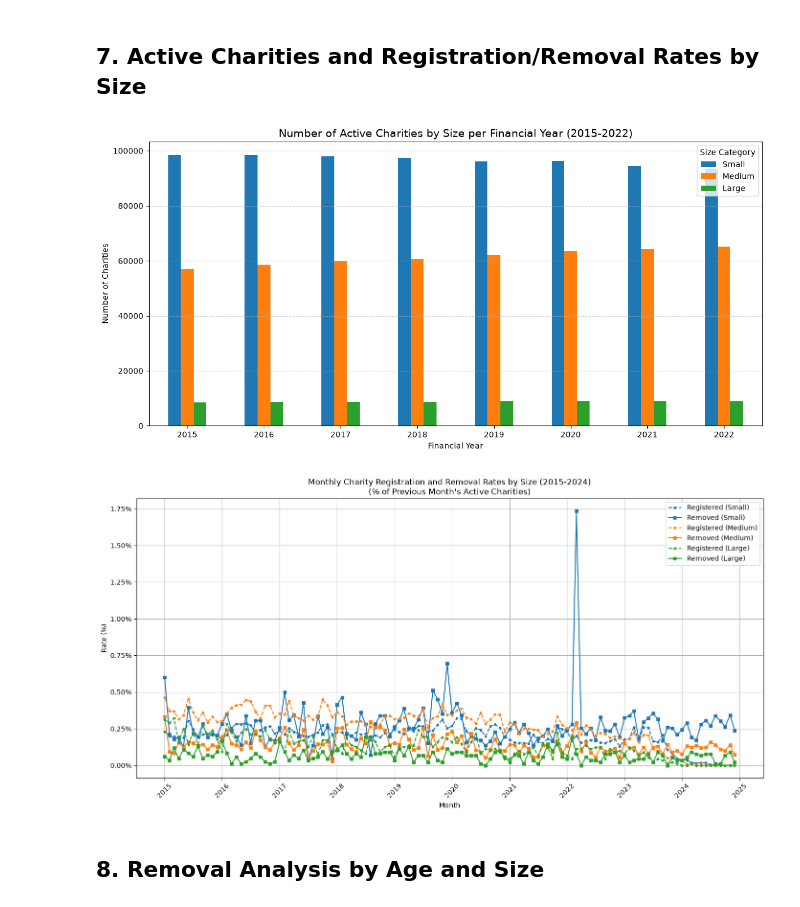
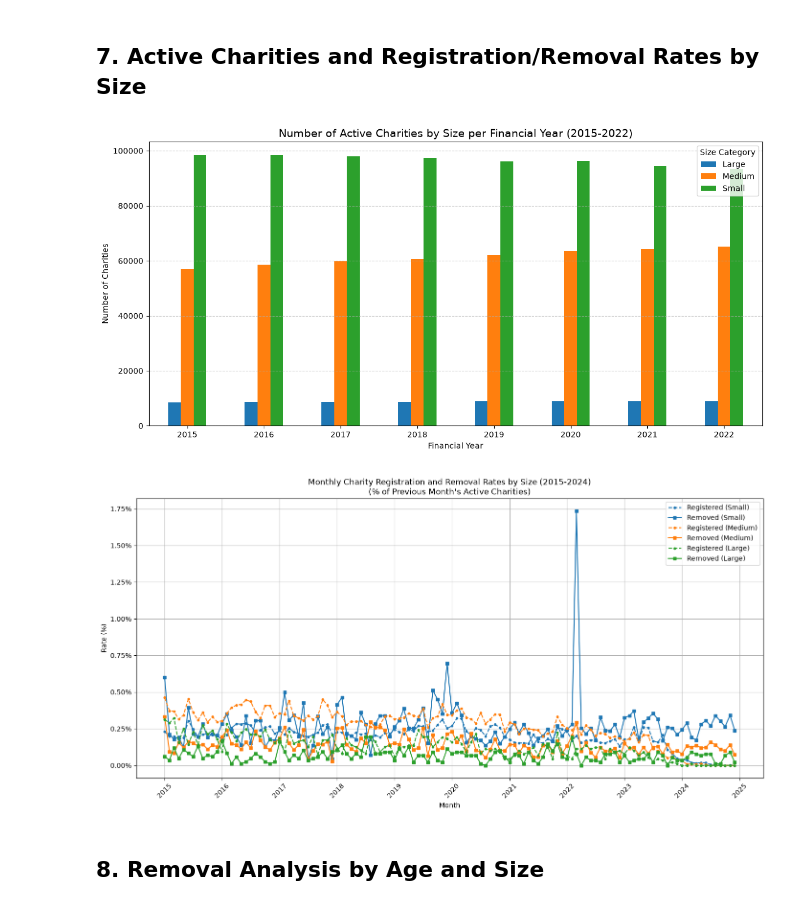
Before and after one commit to crystalyu917/uk-charity-local-authority-analysis, a Jupyter notebook: notebooks/council_asset_sales/charity.ipynb, the cells around one changed output. Drawn from its saved outputs; the diff is of its cells as text; code cells hidden in the pictures.

Commit message:
fix(notebooks): order charity size categories in financial year counts plot

```diff
--- a/notebooks/council_asset_sales/charity.ipynb
+++ b/notebooks/council_asset_sales/charity.ipynb
@@ -503,7 +503,7 @@ def plot_active_by_size(charity: pl.DataFrame):
         .fillna(0)
     )
     if set(["Large", "Medium", "Small"]).issubset(fy_counts.columns):
-        fy_counts = fy_counts[["Small", "Medium", "Large"]]
+        fy_counts = fy_counts[["Large", "Medium", "Small"]]
     fy_counts.plot(kind="bar", figsize=(12, 6), color=["#1f77b4", "#ff7f0e", "#2ca02c"])
     plt.title(
         "Number of Active Charities by Size per Financial Year (2015-2022)", fontsize=14
@@ -577,34 +577,34 @@ def plot_monthly_rates_by_size(charity: pl.DataFrame):
                 markersize=3,
                 color=colors[size],
                 label=f"Registered ({size})",
             )
         if size in rem_pct.columns:
             plt.plot(
                 rem_pct.index,
                 rem_pct[size],
                 linestyle="-",
                 marker="s",
                 markersize=4,
                 color=colors[size],
                 label=f"Removed ({size})",
             )
     plt.title(
         "Monthly Charity Registration and Removal Rates by Size (2015-2024)\n(% of Previous Month's Active Charities)"
     )
     plt.xlabel("Month")
     plt.ylabel("Rate (%)")
     plt.grid(True)
     plt.legend()
     plt.tight_layout()
     plt.xticks(rotation=45)
     plt.gca().yaxis.set_major_formatter(mticker.PercentFormatter())
     plt.show()
 
 
 plot_active_by_size(charity)
 plot_monthly_rates_by_size(charity)
 # %% [output]
-[figure, old version]
+[figure, new version]
 [figure]
 # %% [markdown]
 ## 8. Removal Analysis by Age and Size
```
